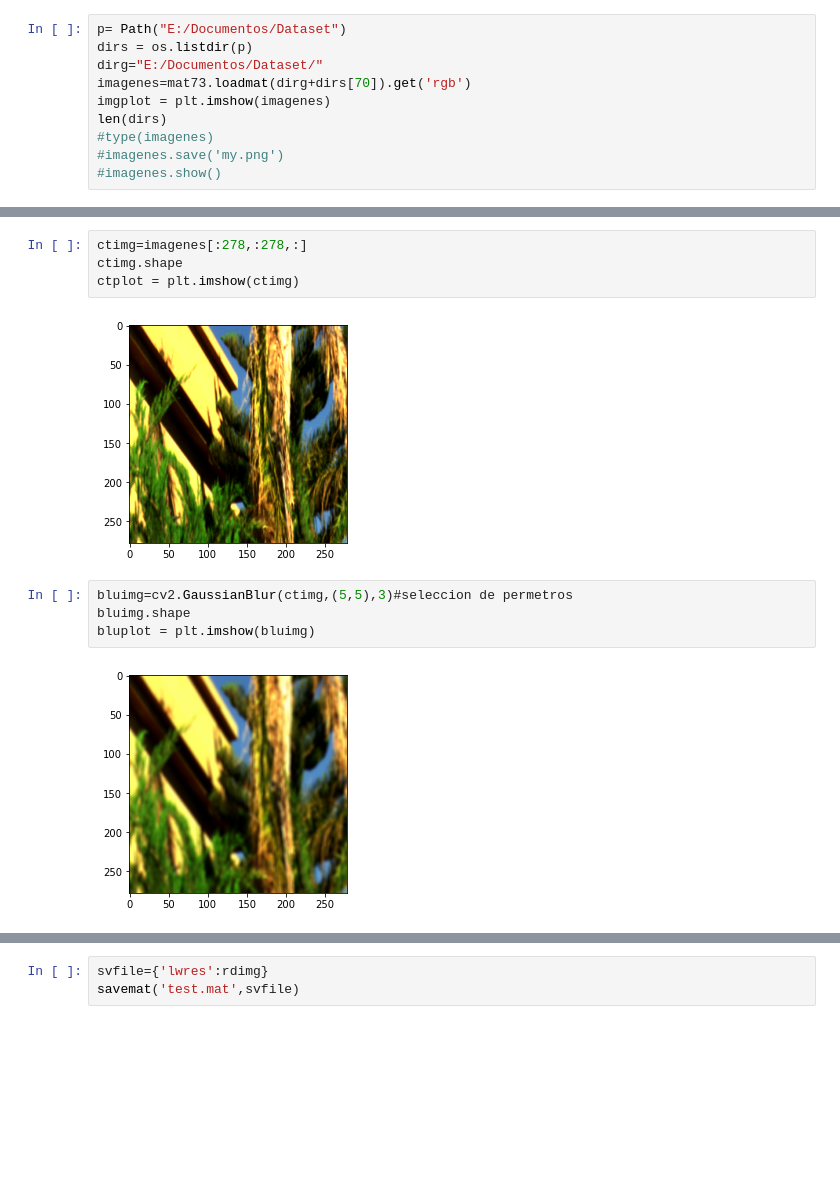
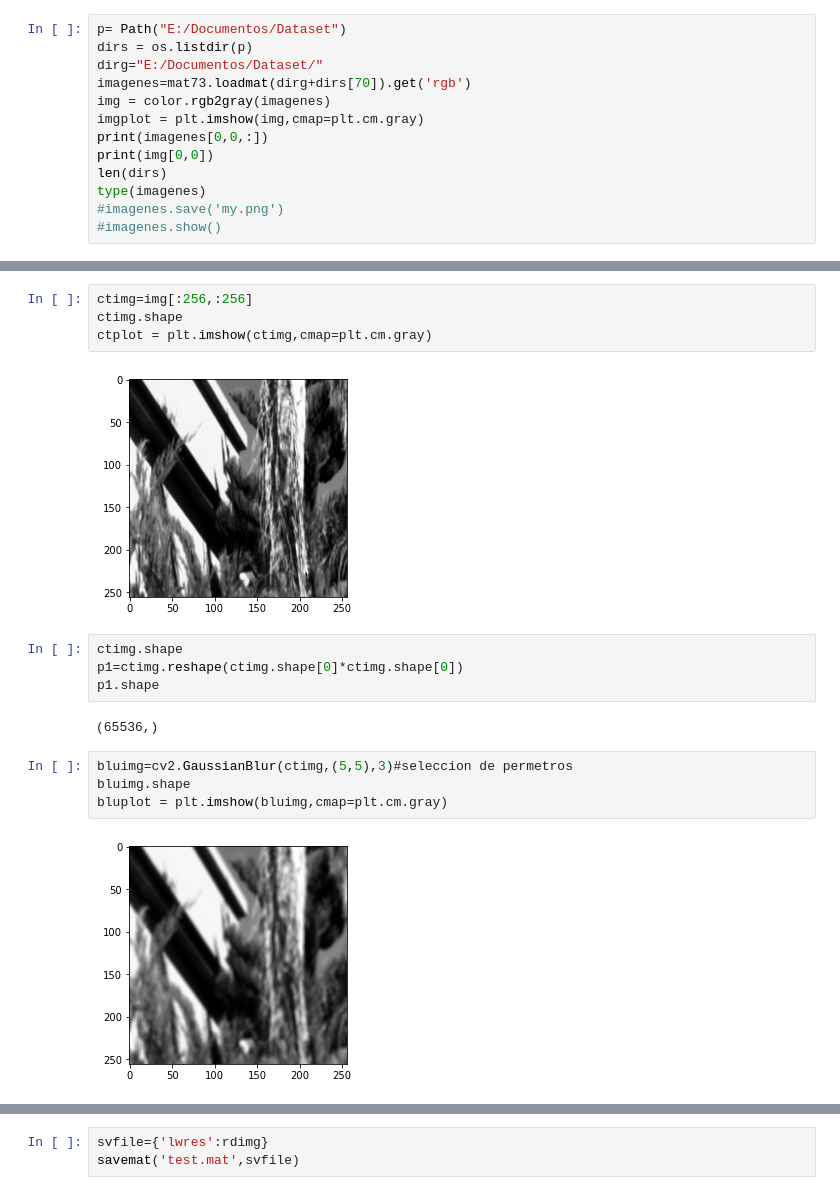
Before and after one commit to fransguitar/Super-resolucion-SRCNN-, a Jupyter notebook: Pre_processing/Pre_processing(test).ipynb, the cells around one changed output, grey strips where cells are left out. Cells and saved outputs as stored; diff of their text form; blank space fills up the shorter version.

```diff
--- a/Pre_processing/Pre_processing(test).ipynb
+++ b/Pre_processing/Pre_processing(test).ipynb
@@ -13,9 +16,12 @@ p= Path("E:/Documentos/Dataset")
 dirs = os.listdir(p)
 dirg="E:/Documentos/Dataset/"
 imagenes=mat73.loadmat(dirg+dirs[70]).get('rgb')
-imgplot = plt.imshow(imagenes)
+img = color.rgb2gray(imagenes)
+imgplot = plt.imshow(img,cmap=plt.cm.gray)
+print(imagenes[0,0,:])
+print(img[0,0])
 len(dirs)
-#type(imagenes)
+type(imagenes)
 #imagenes.save('my.png')
 #imagenes.show()
 # %% [output]
@@ -24,15 +32,21 @@ len(dirs)
 # %%
-ctimg=imagenes[:278,:278,:]
+ctimg=img[:256,:256]
 ctimg.shape
-ctplot = plt.imshow(ctimg)
+ctplot = plt.imshow(ctimg,cmap=plt.cm.gray)
 # %% [output]
-[figure, old version]
+[figure, new version]
+# %%
+ctimg.shape
+p1=ctimg.reshape(ctimg.shape[0]*ctimg.shape[0])
+p1.shape
+# %% [output]
+(65536,)
 # %%
 bluimg=cv2.GaussianBlur(ctimg,(5,5),3)#seleccion de permetros
 bluimg.shape
-bluplot = plt.imshow(bluimg)
+bluplot = plt.imshow(bluimg,cmap=plt.cm.gray)
 # %% [output]
-[figure, old version]
+[figure, new version]
 # %%
 frm=bluimg.shape
 val=int(frm[0]-(frm[0]*0.25))
```
Also changed, not shown: parts of 4 cells of this notebook, 2 other files.
